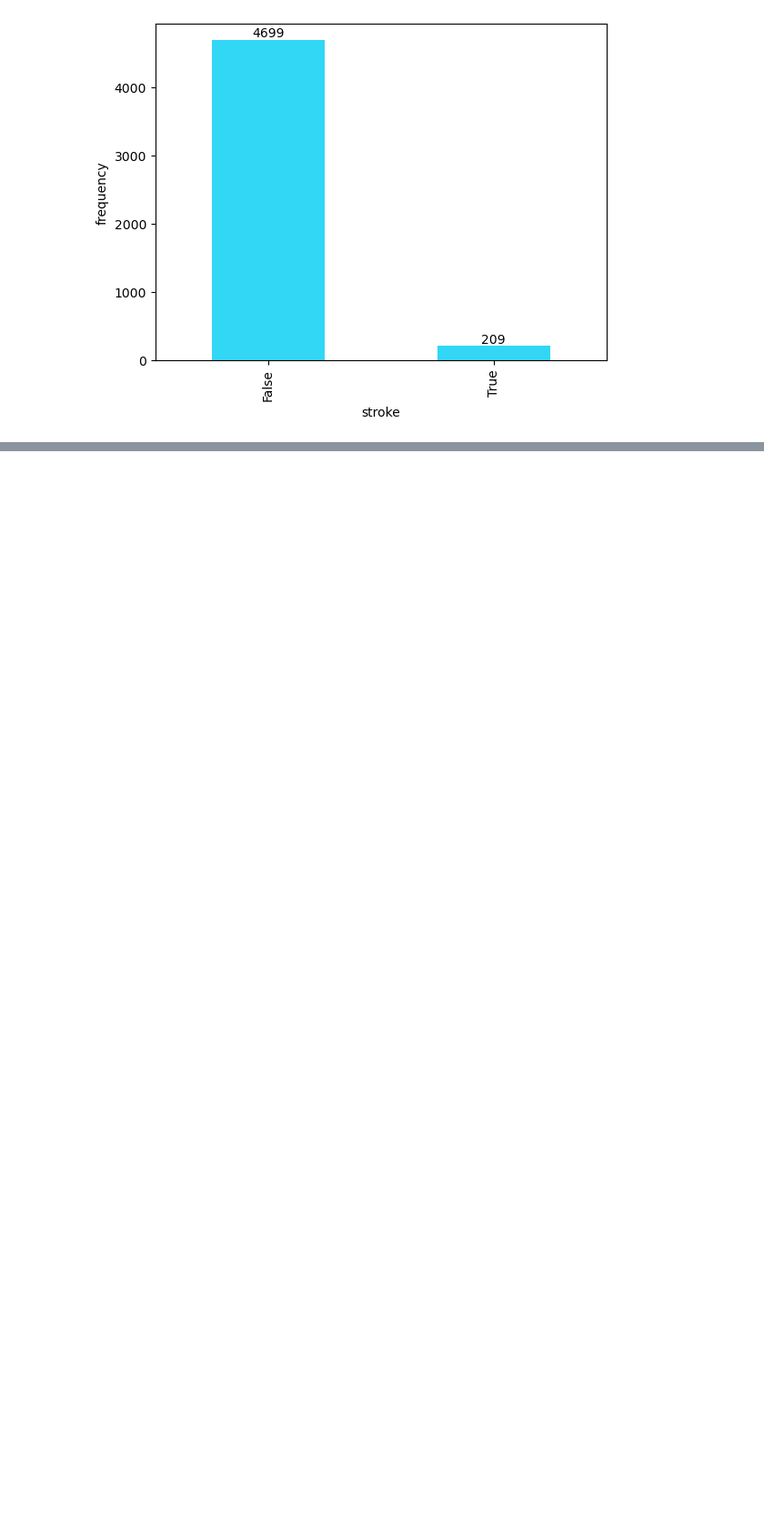
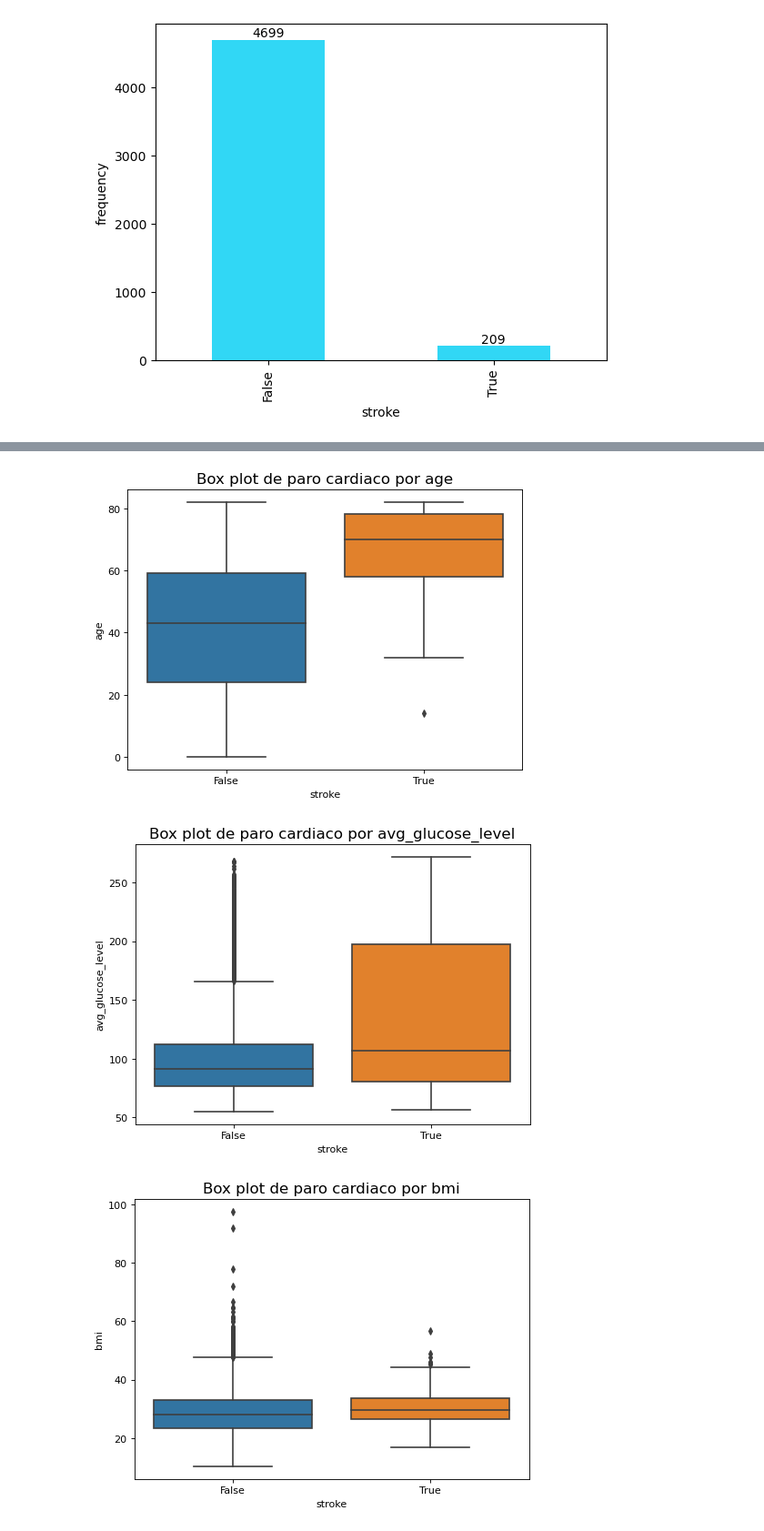
Before and after one commit to Sarahdrdo/Equipo3_AgentesInteligentes_Reto, a Jupyter notebook: Equipo3_Reto_AgentesInteligentes.ipynb, the cells around one changed output, grey strips where cells are left out. Shown at 91% size. Saved outputs shown, nothing was run; the diff lists cells and outputs as text; code cells hidden in the pictures; blank space fills up the shorter version.

```diff
--- a/Equipo3_Reto_AgentesInteligentes.ipynb
+++ b/Equipo3_Reto_AgentesInteligentes.ipynb
@@ -276,0 +297,14 @@ display(plt.hist(datos["age"]))
+# %%
+# Boxplots
+cuantitativas = ["age", "avg_glucose_level", "bmi"]
+
+for i in cuantitativas:
+    plt.figure(figsize=(7,5), dpi= 80)
+    sns.boxplot(x='stroke', y=i, data=datos, notch=False)
+    title = 'Box plot de paro cardiaco por '+i
+    plt.title(title, fontsize=15)
+    plt.show()
+# %% [output]
+[figure, added]
+[figure, added]
+[figure, added]
```
Also changed, not shown: parts of 14 cells of this notebook.
